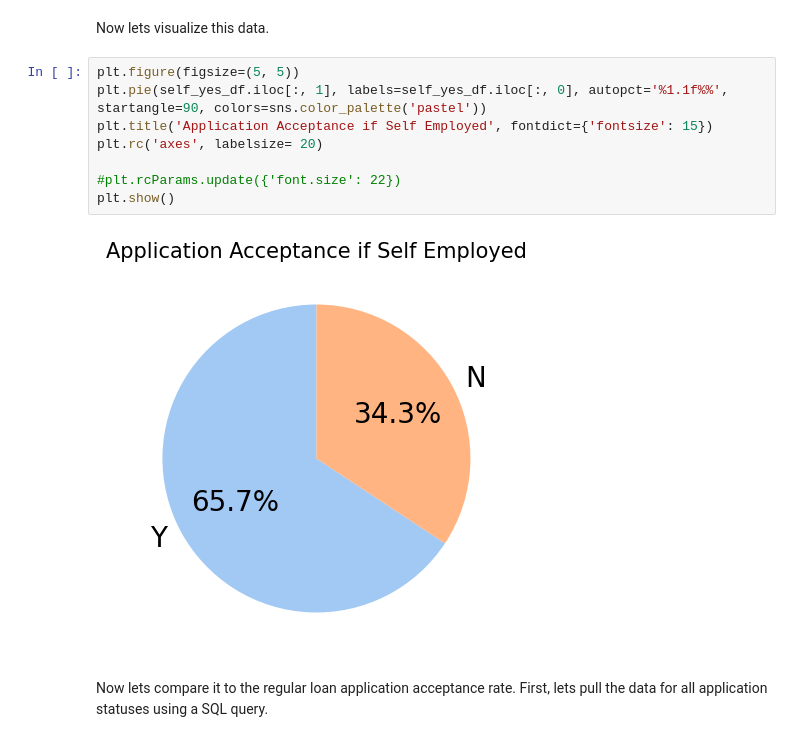
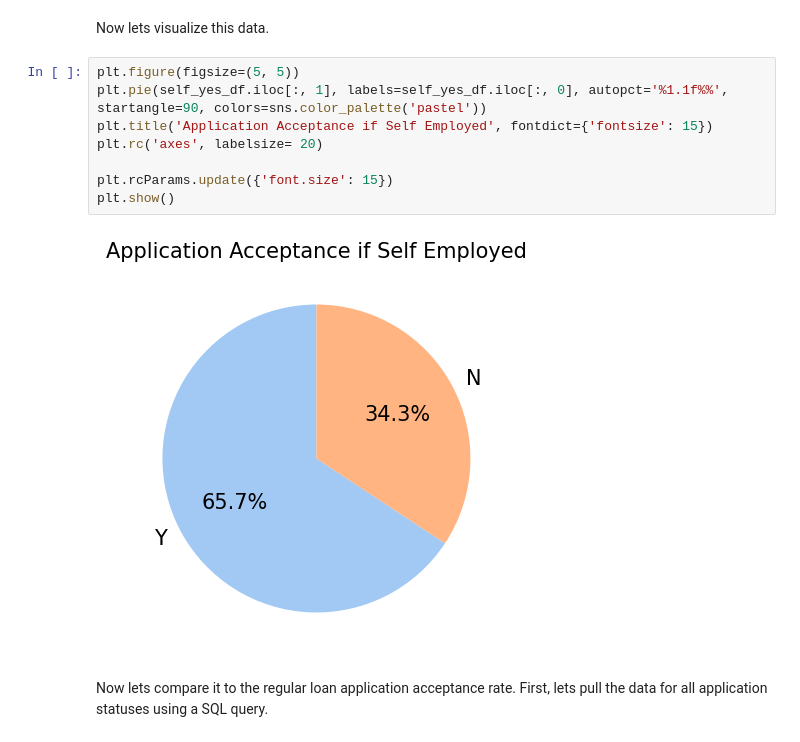
Before and after one commit to philpartyka/Data-Engineering-Capstone-Project, a Jupyter notebook: 5_Loan_App_Visualizations.ipynb, the cells around one changed output. Drawn from its saved outputs; the diff is of its cells as text.

```diff
--- a/5_Loan_App_Visualizations.ipynb
+++ b/5_Loan_App_Visualizations.ipynb
@@ -44,13 +44,13 @@ Now lets visualize this data.
 # %%
 plt.figure(figsize=(5, 5))
 plt.pie(self_yes_df.iloc[:, 1], labels=self_yes_df.iloc[:, 0], autopct='%1.1f%%', startangle=90, colors=sns.color_palette('pastel'))
 plt.title('Application Acceptance if Self Employed', fontdict={'fontsize': 15})
 plt.rc('axes', labelsize= 20)
 
-#plt.rcParams.update({'font.size': 22})
+plt.rcParams.update({'font.size': 15})
 plt.show()
 # %% [output]
-[figure, old version]
+[figure, new version]
 # %% [markdown]
 Now lets compare it to the regular loan application acceptance rate.  First, lets pull the data for all application statuses using a SQL query.
 # %%
```
Also changed, not shown: parts of 6 cells of this notebook, 5 other files.
